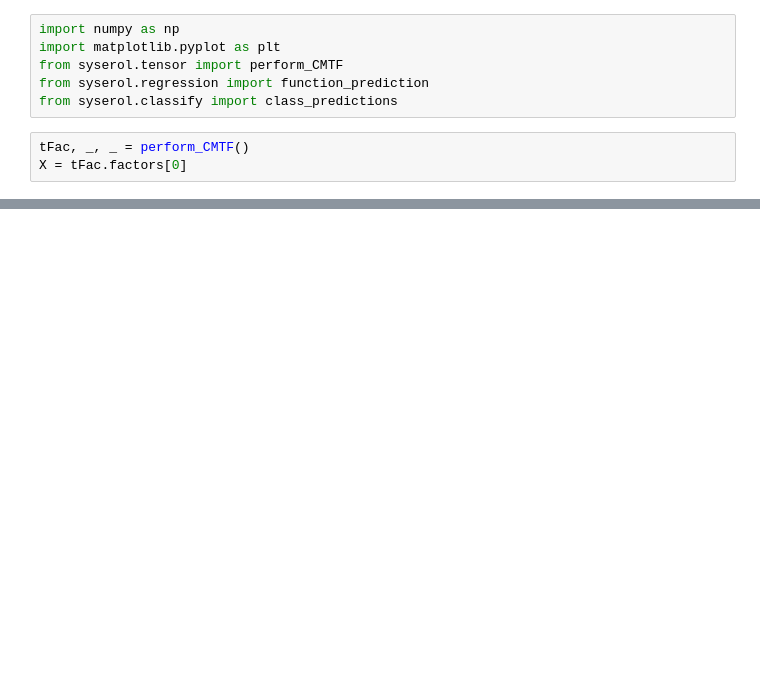
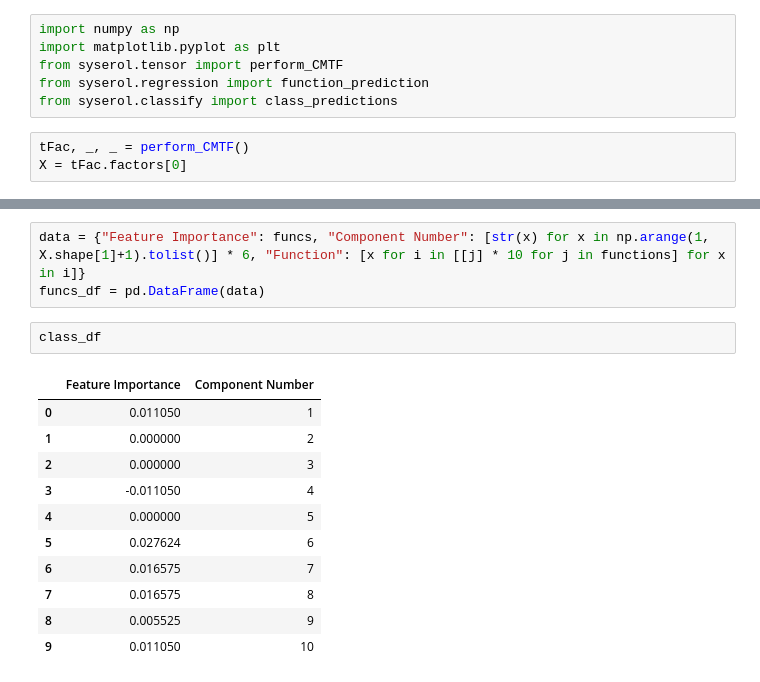
Before and after one commit to meyer-lab/systemsSerology, a Jupyter notebook: modelInterp.ipynb, the cells around one changed output, grey strips where cells are left out. Drawn from its saved outputs; the diff is of its cells as text; blank space fills up the shorter version.

```diff
--- a/modelInterp.ipynb
+++ b/modelInterp.ipynb
@@ -39,0 +63,17 @@ plt.xlabel("Component #");
+# %%
+data = {"Feature Importance": funcs, "Component Number": [str(x) for x in np.arange(1, X.shape[1]+1).tolist()] * 6, "Function": [x for i in [[j] * 10 for j in functions] for x in i]}
+funcs_df = pd.DataFrame(data)
+# %%
+class_df
+# %% [output]
+|  | Feature Importance | Component Number |
+| 0 | 0.011050 | 1 |
+| 1 | 0.000000 | 2 |
+| 2 | 0.000000 | 3 |
+| 3 | -0.011050 | 4 |
+| 4 | 0.000000 | 5 |
+| 5 | 0.027624 | 6 |
+| 6 | 0.016575 | 7 |
+| 7 | 0.016575 | 8 |
+| 8 | 0.005525 | 9 |
+| 9 | 0.011050 | 10 |
```
Also changed, not shown: parts of 5 cells of this notebook, 1 other file.
